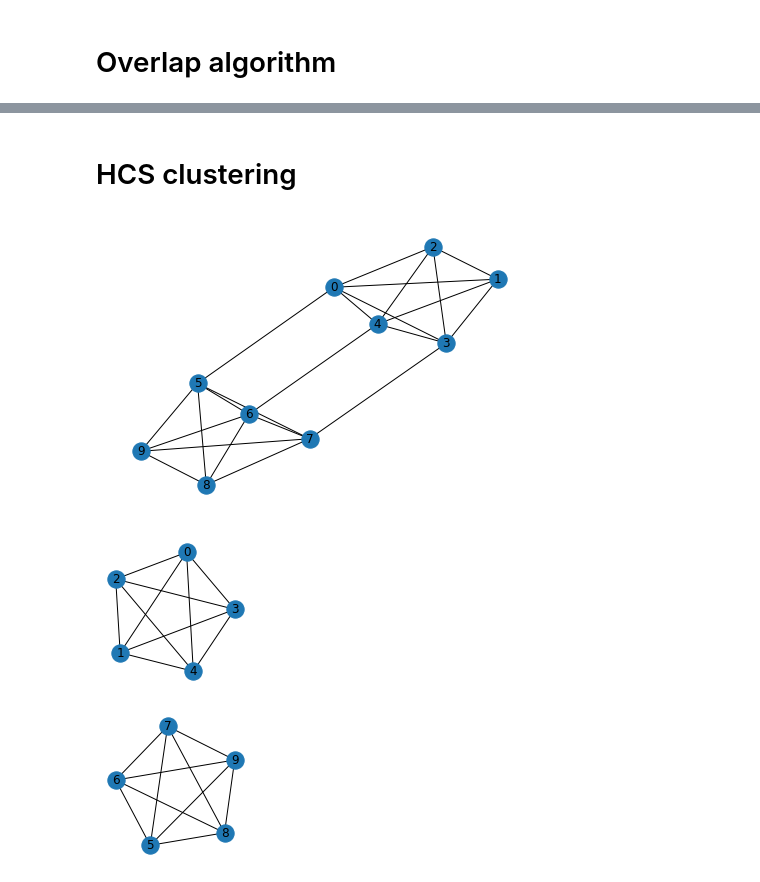
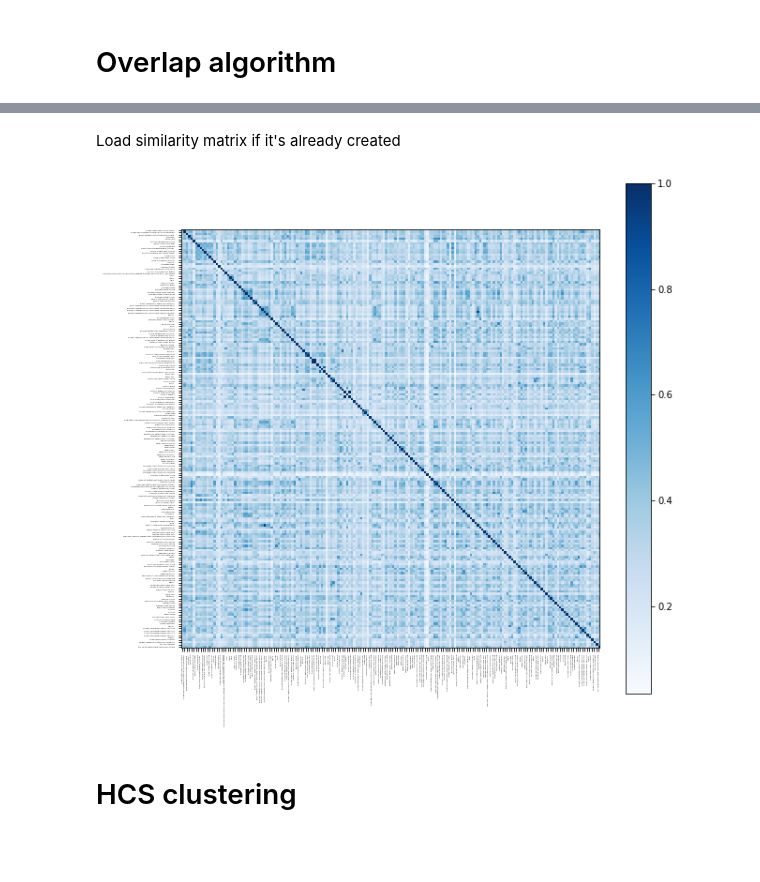
Before and after one commit to JawadTUE/BEP_CBIO, a Jupyter notebook: main.ipynb, the cells around one changed output, grey strips where cells are left out. Saved outputs shown, nothing was run; the diff lists cells and outputs as text; code cells hidden in the pictures; blank space fills up the shorter version.

```diff
--- a/main.ipynb
+++ b/main.ipynb
@@ -21,0 +29,7 @@ n2_overlap(test), sweepline_overlap(test)
+# %%
+data = [] #every 23 rows/lists belong to one cell type (same order as cell_types list), every list of 23 is a chromosome (1 t/m 22 + X)
+with open('region_data.csv','r') as file:
+    reader = csv.reader(file)
+
+    for row in reader:
+        data.append([int(p) for p in row])
@@ -21,0 +60,17 @@ n2_overlap(test), sweepline_overlap(test)
+# %%
+total_overlap_matrix = np.load('overlap_matrix.npy')
+# %%
+k = total_overlap_matrix.shape[0]
+similarity_matrix = np.empty((k,k))
+
+# diagonals are 0's
+for i in range(k):
+    similarity_matrix[i][i] = 1
+
+# loop through bottom triangle of matrix, due to symmetry top right triangle can be copy
+for i in range(1,k):
+    for j in range(i):
+        denom = max(sizes[i],sizes[j])
+        #maximum value of 1
+        similarity_matrix[i][j] = min(1,total_overlap_matrix[i][j] /denom)
+        similarity_matrix[j][i] = min(1,total_overlap_matrix[j][i] /denom)
@@ -22,2 +79,20 @@ n2_overlap(test), sweepline_overlap(test)
+# %% [markdown]
+Load similarity matrix if it's already created
+# %%
+similarity_matrix = np.load('similarity_matrix.npy')
+# %%
+fig, ax = plt.subplots(figsize=(10, 10))
+ax.set_xticks([i for i in range(k)])
+ax.set_yticks([i for i in range(k)])
+# ax.tick_params(axis='both', which='minor', labelsize=0.1)
+plt.xticks(fontsize=2, rotation=90)
+plt.yticks(fontsize=2)
+ax.set_xticklabels(cell_types)
+ax.set_yticklabels(cell_types)
+im = plt.imshow(similarity_matrix, cmap='Blues', interpolation='nearest')
+fig.colorbar(im)
+plt.show()
+# %% [output]
+[figure, added]
 # %% [markdown]
 # HCS clustering
@@ -28,22 +98,0 @@ from HCS import HCS
-# %%
-similarity_matrix = np.array([
-                            [1,1,1,1,1,1,0,0,0,0],
-                            [1,1,1,1,1,0,0,0,0,0],
-                            [1,1,1,1,1,0,0,0,0,0],
-                            [1,1,1,1,1,0,0,1,0,0],
-                            [1,1,1,1,1,0,1,0,0,0],
-                            [1,0,0,0,0,1,1,1,1,1],
-                            [0,0,0,0,1,1,1,1,1,1],
-                            [0,0,0,1,0,1,1,1,1,1],
-                            [0,0,0,0,0,1,1,1,1,1],
-                            [0,0,0,0,0,1,1,1,1,1]
-                            ])
-
-HCS_model = HCS(similarity_matrix)
-clusters = HCS_model.cluster(sim_threshold = 1) #2 nodes only get an edge if similarity is at least 1
-
-HCS_model.drawGraphs() #draw original graph and the two highly connected subgraphs
-# %% [output]
-[figure, removed]
-[figure, removed]
-[figure, removed]
```
Also changed, not shown: parts of 16 cells of this notebook, 7 other files.
